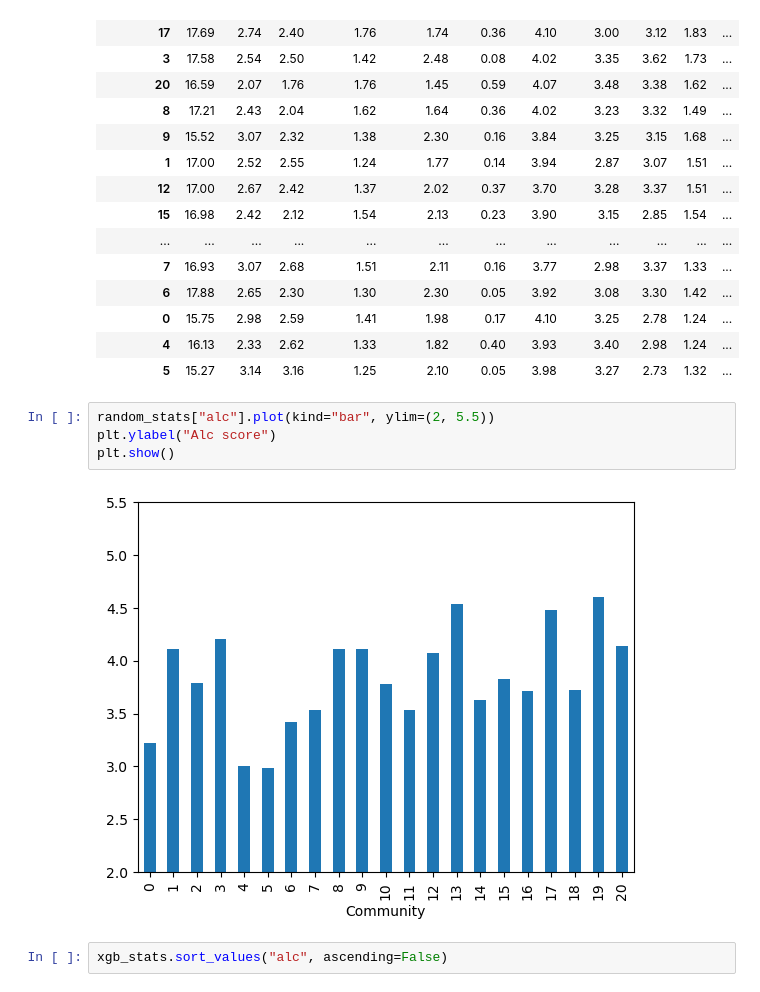
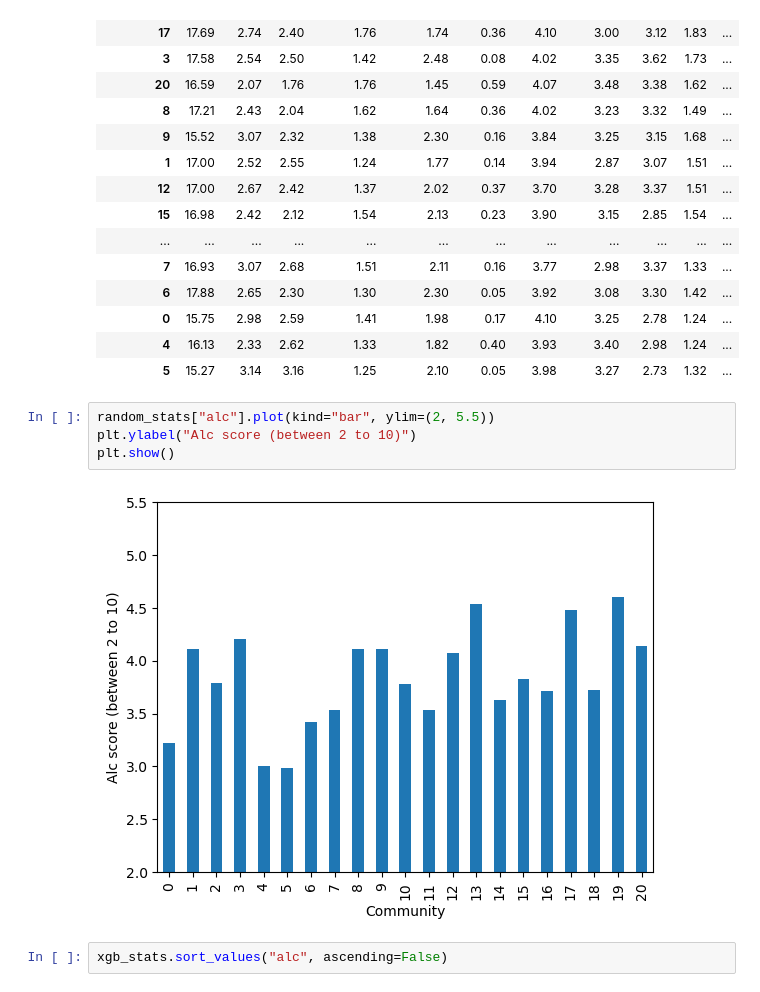
Before and after one commit to Cyrlyo/Alcohol_Students, a Jupyter notebook: Notebook/statitics.ipynb, the cells around one changed output. Saved outputs shown, nothing was run; the diff lists cells and outputs as text.

```diff
--- a/Notebook/statitics.ipynb
+++ b/Notebook/statitics.ipynb
@@ -273,12 +273,12 @@ random_stats.sort_values("alc", ascending=False)
 | 0 | 15.75 | 2.98 | 2.59 | 1.41 | 1.98 | 0.17 | 4.10 | 3.25 | 2.78 | 1.24 | ... |
 | 4 | 16.13 | 2.33 | 2.62 | 1.33 | 1.82 | 0.40 | 3.93 | 3.40 | 2.98 | 1.24 | ... |
 | 5 | 15.27 | 3.14 | 3.16 | 1.25 | 2.10 | 0.05 | 3.98 | 3.27 | 2.73 | 1.32 | ... |
-# %%
-random_stats["alc"].plot(kind="bar", ylim=(2, 5.5))
-plt.ylabel("Alc score")
-plt.show()
-# %% [output]
-[figure, removed]
+# %%
+random_stats["alc"].plot(kind="bar", ylim=(2, 5.5))
+plt.ylabel("Alc score (between 2 to 10)")
+plt.show()
+# %% [output]
+[figure, added]
 # %%
 xgb_stats.sort_values("alc", ascending=False)
 # %% [output]
```
Also changed, not shown: parts of 1 cell of this notebook.
